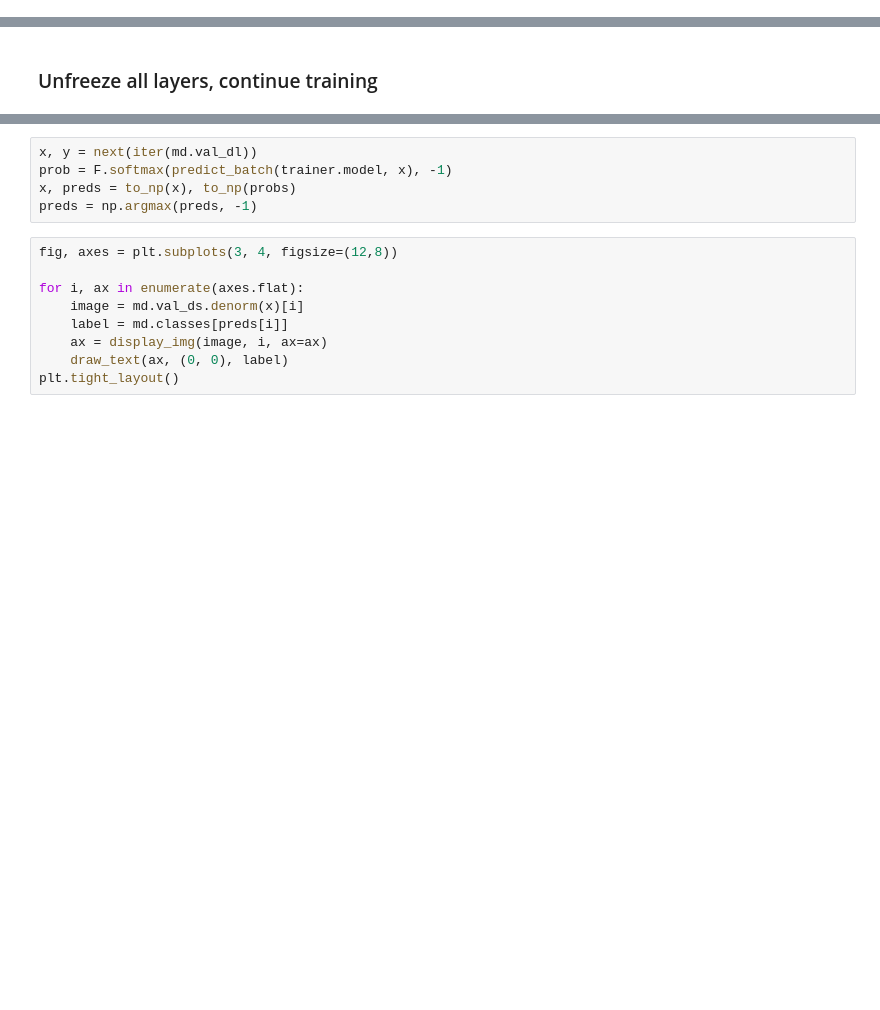
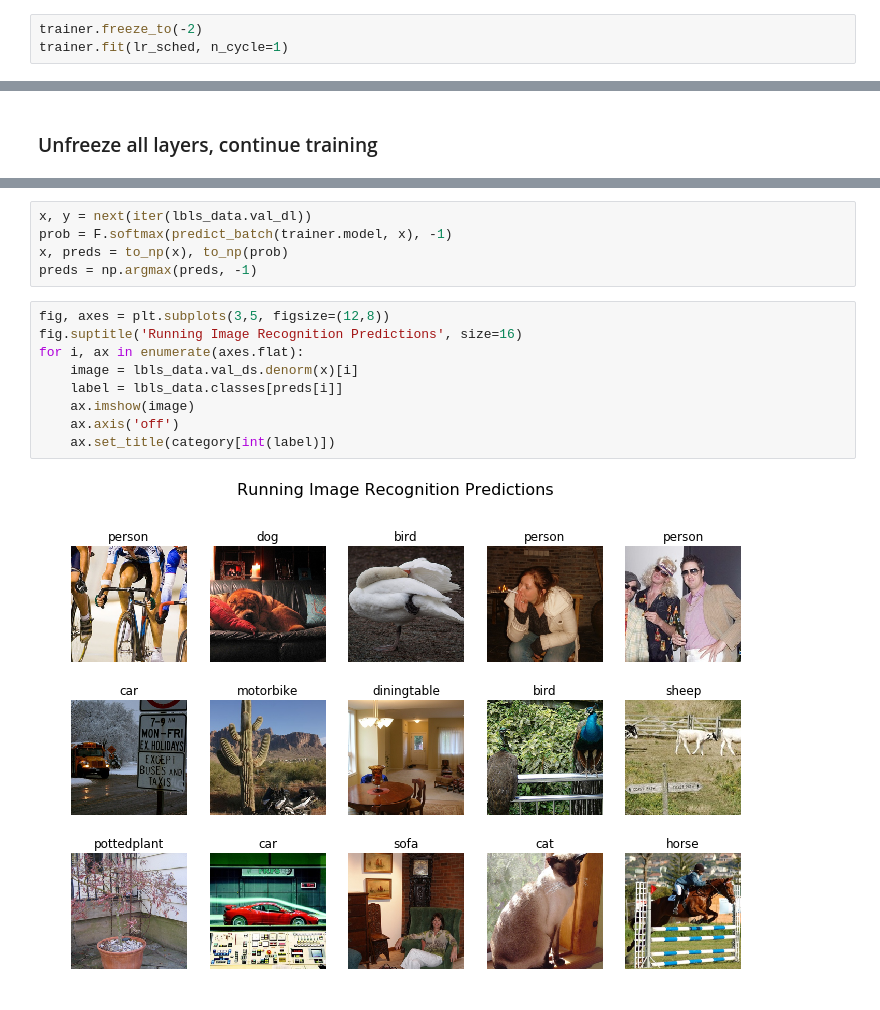
Before and after one commit to JoshZastrow/Object-Detection, a Jupyter notebook: PASCAL-Object-Detection.ipynb, the cells around one changed output, grey strips where cells are left out. Cells and saved outputs as stored; diff of their text form; blank space fills up the shorter version.

```diff
--- a/PASCAL-Object-Detection.ipynb
+++ b/PASCAL-Object-Detection.ipynb
@@ -303,2 +349,5 @@ trainer.fit(lr, 1, cycle_len=1)
 # %%
 lr_sched = np.array([lr/1000, lr/100, lr])
+# %%
+trainer.freeze_to(-2)
+trainer.fit(lr_sched, n_cycle=1)
@@ -323,14 +398,16 @@ trainer.fit(lr_sched/5, 1, cycle_len=2)
 # %%
-x, y = next(iter(md.val_dl))
+x, y = next(iter(lbls_data.val_dl))
 prob = F.softmax(predict_batch(trainer.model, x), -1)
-x, preds = to_np(x), to_np(probs)
+x, preds = to_np(x), to_np(prob)
 preds = np.argmax(preds, -1)
 # %%
-fig, axes = plt.subplots(3, 4, figsize=(12,8))
-
+fig, axes = plt.subplots(3,5, figsize=(12,8))
+fig.suptitle('Running Image Recognition Predictions', size=16)
 for i, ax in enumerate(axes.flat):
-    image = md.val_ds.denorm(x)[i]
-    label = md.classes[preds[i]]
-    ax = display_img(image, i, ax=ax)
-    draw_text(ax, (0, 0), label)
-plt.tight_layout()
+    image = lbls_data.val_ds.denorm(x)[i]
+    label = lbls_data.classes[preds[i]]
+    ax.imshow(image)
+    ax.axis('off')
+    ax.set_title(category[int(label)])
+# %% [output]
+[figure, added]
```
Also changed, not shown: parts of 51 cells of this notebook.
